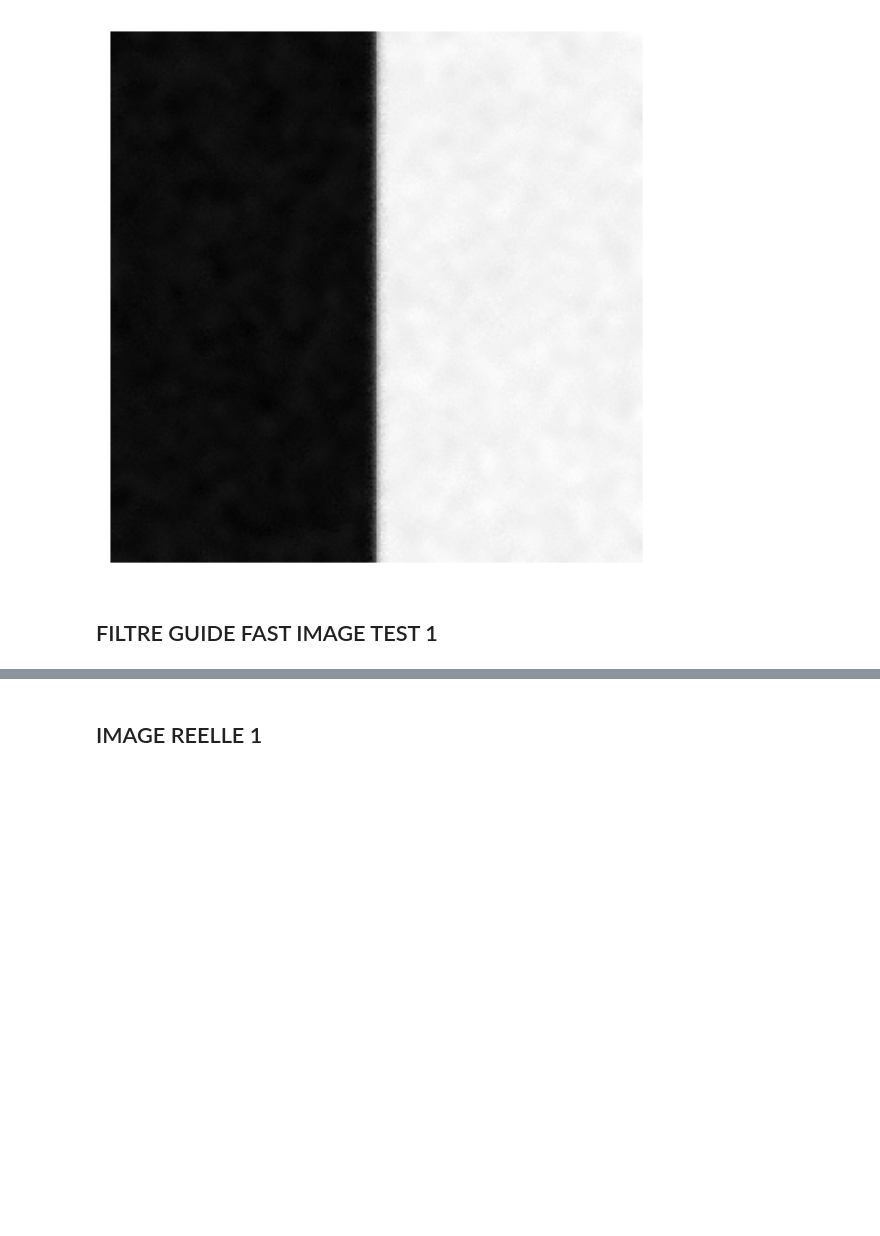
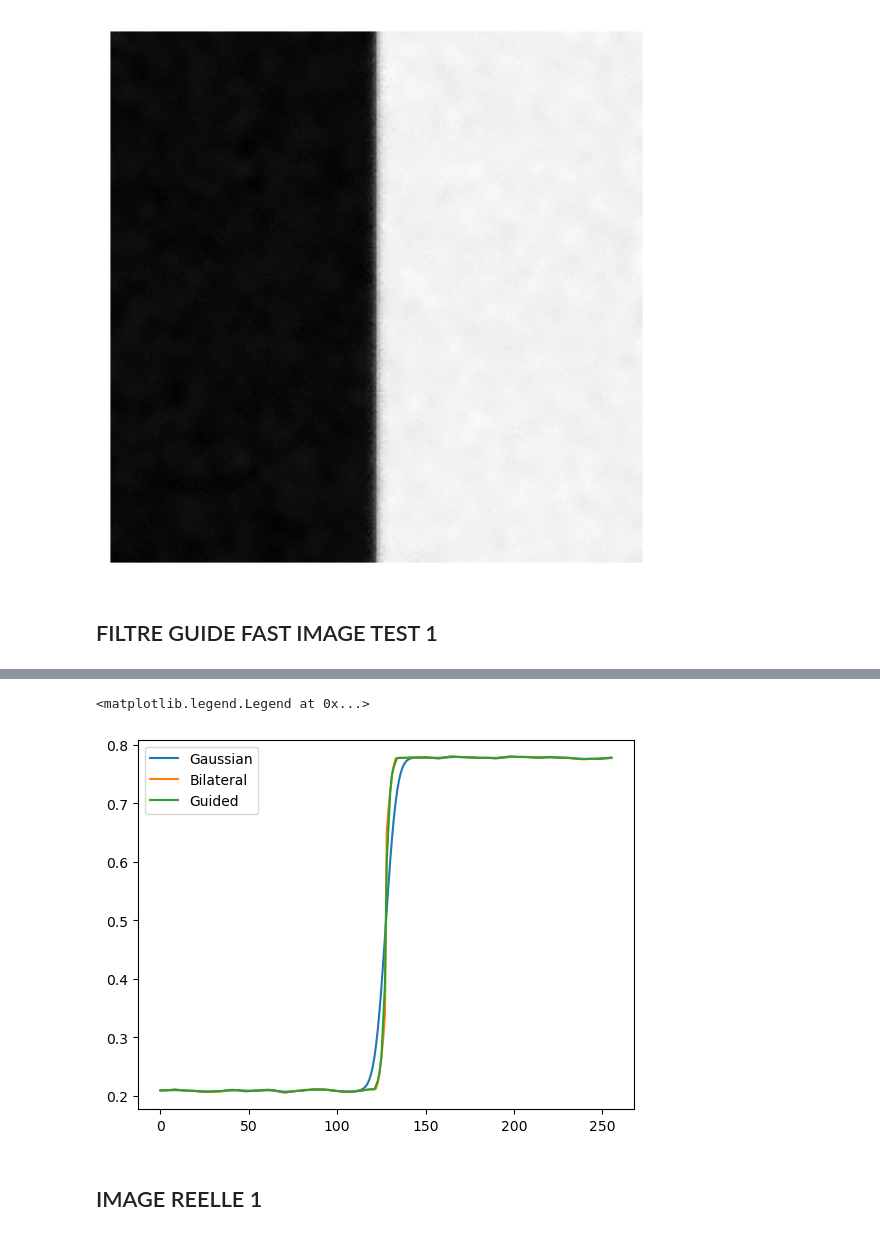
Before and after one commit to nizurc/2025-projet-S2-MMA-analyse-image, a Jupyter notebook: Guided Image Filtering.ipynb, the cells around one changed output, grey strips where cells are left out. Saved outputs shown, nothing was run; the diff lists cells and outputs as text; code cells hidden in the pictures; blank space fills up the shorter version.

```diff
--- a/Guided Image Filtering.ipynb
+++ b/Guided Image Filtering.ipynb
@@ -45,6 +45,8 @@ plt.figure(dpi=150)
 plt.imshow(q1,cmap='gray')
 plt.axis('off')
 plt.show()
+
+prof1 = np.mean(q1, axis=0)
 # %% [output]
 [figure]
 # %% [markdown]
@@ -61,6 +63,8 @@ plt.figure(dpi=150)
 plt.imshow(q1,cmap='gray')
 plt.axis('off')
 plt.show()
+
+prof2 = np.mean(q1, axis=0)
 # %% [output]
 [figure]
 # %% [markdown]
@@ -94,3 +102,11 @@ plt.show()
+# %%
+plt.plot(prof1, label='Gaussian')
+plt.plot(prof2, label='Bilateral')
+plt.plot(prof3, label='Guided')
+plt.legend()
+# %% [output]
+<matplotlib.legend.Legend at 0x...>
+[figure, added]
 # %% [markdown]
 ## IMAGE REELLE 1
 # %%
```
Also changed, not shown: parts of 2 cells of this notebook.
